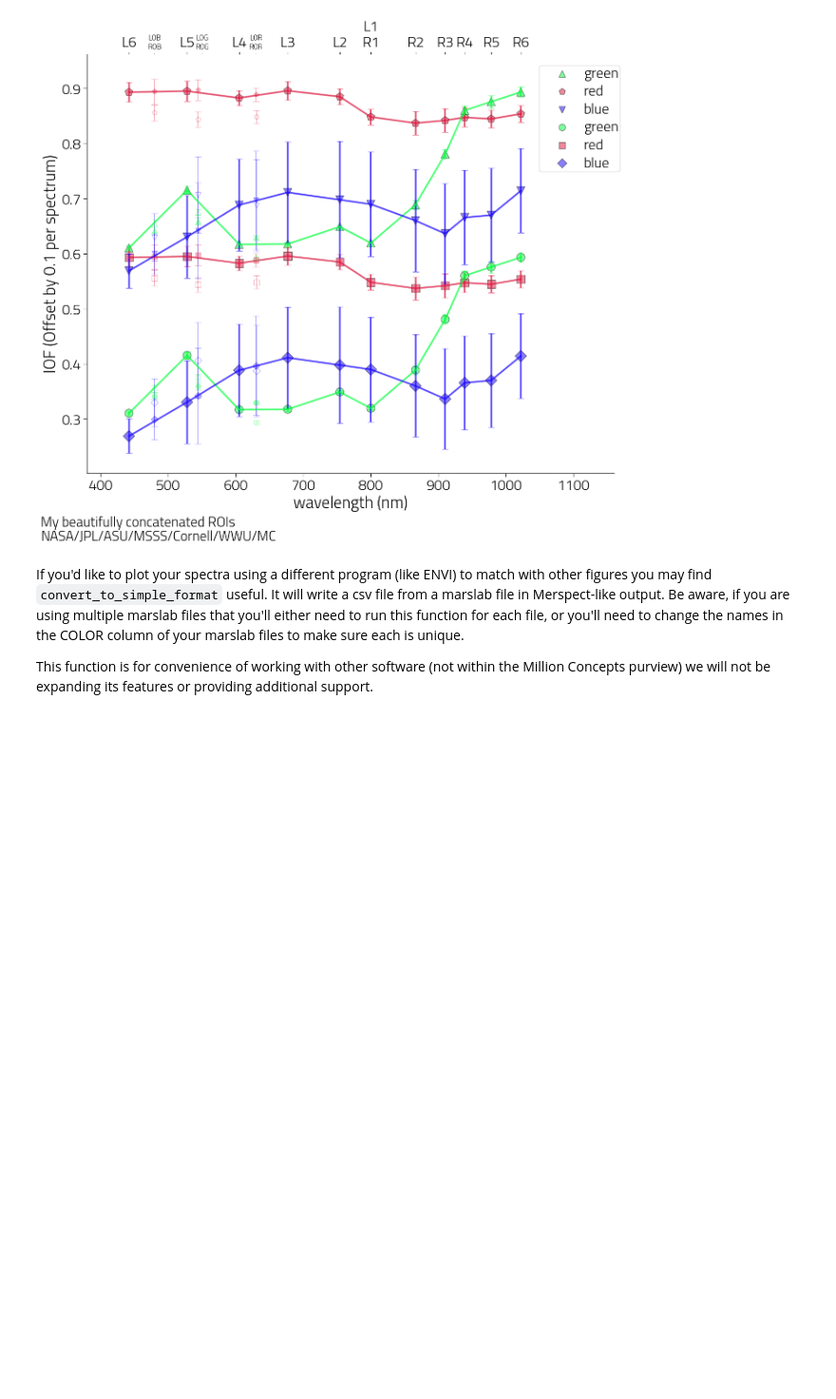
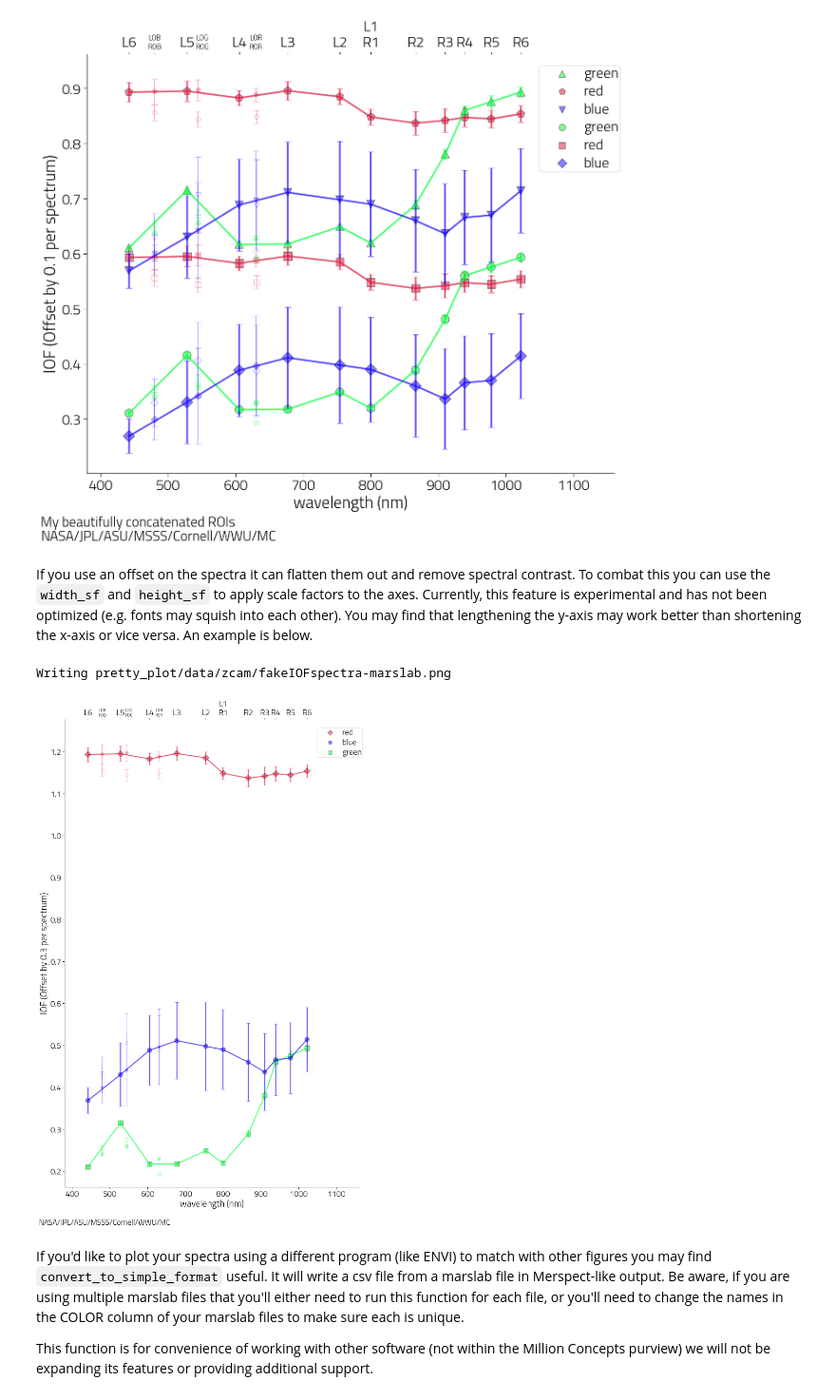
Before and after one commit to MillionConcepts/pretty-plot, a Jupyter notebook: Pretty Plot.ipynb, the cells around one changed output. Shown at 95% size. Saved outputs shown, nothing was run; the diff lists cells and outputs as text; code cells hidden in the pictures; blank space fills up the shorter version.

Commit message:
expose the option to scale the x and y axis

```diff
--- a/Pretty Plot.ipynb
+++ b/Pretty Plot.ipynb
@@ -79,6 +79,13 @@ do_pplot(concatenated_marslab_file, offset=0.1, annotation="My beautifully conca
 Writing marslab_concatenated.csv
 Writing marslab_concatenated.png
 [figure]
+# %% [markdown]
+If you use an offset on the spectra it can flatten them out and remove spectral contrast. To combat this you can use the `width_sf` and `height_sf` to apply scale factors to the axes. Currently, this feature is experimental and has not been optimized (e.g. fonts may squish into each other). You may find that lengthening the y-axis may work better than shortening the x-axis or vice versa. An example is below.
+# %%
+do_pplot(marslab_file, offset=0.3, height_sf=2)
+# %% [output]
+Writing pretty_plot/data/zcam/fakeIOFspectra-marslab.png
+[figure, added]
 # %% [markdown]
 If you'd like to plot your spectra using a different program (like ENVI) to match with other figures you may find `convert_to_simple_format` useful. It will write a csv file from a marslab file in Merspect-like output. Be aware, if you are using multiple marslab files that you'll either need to run this function for each file, or you'll need to change the names in the COLOR column of your marslab files to make sure each is unique.
 
```
Also changed, not shown: 2 other files.
